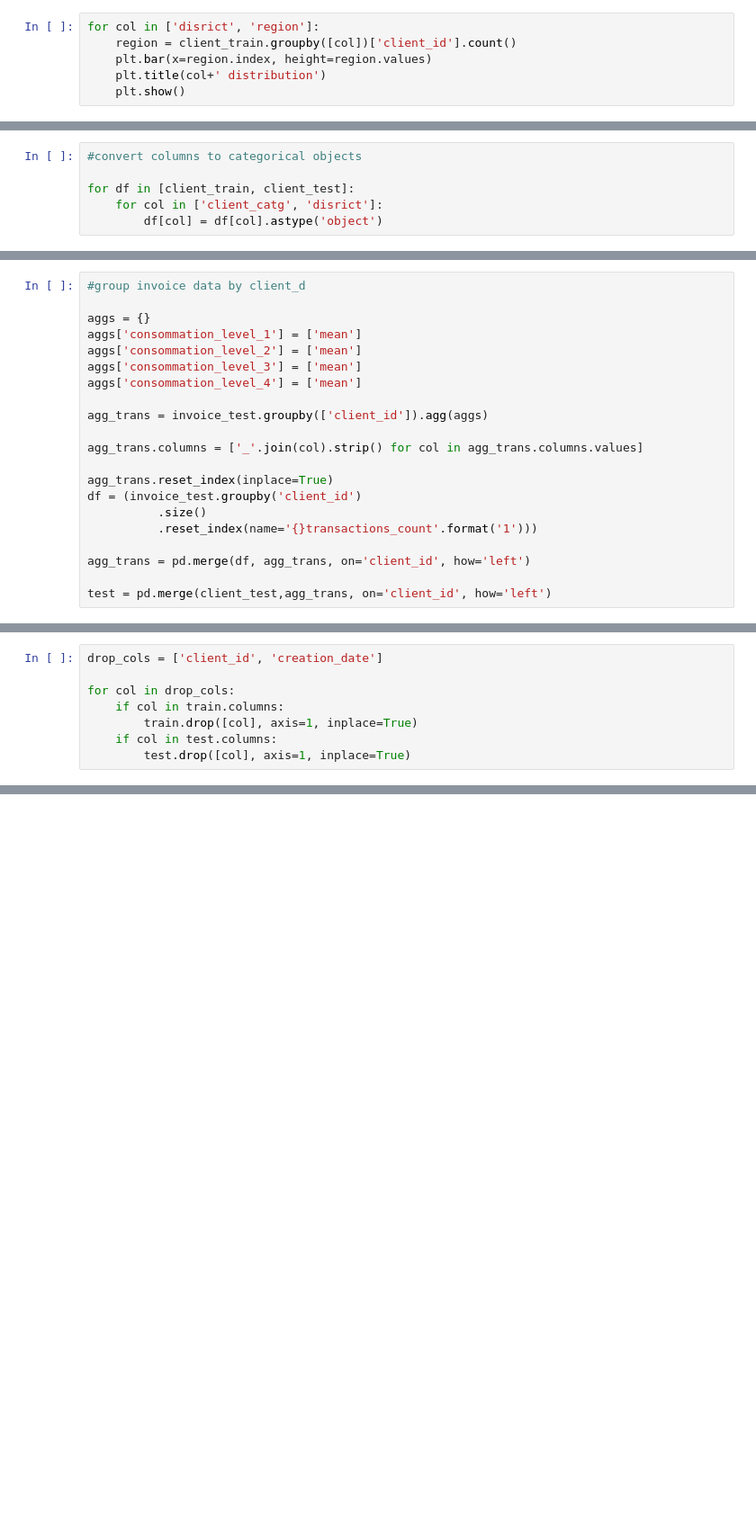
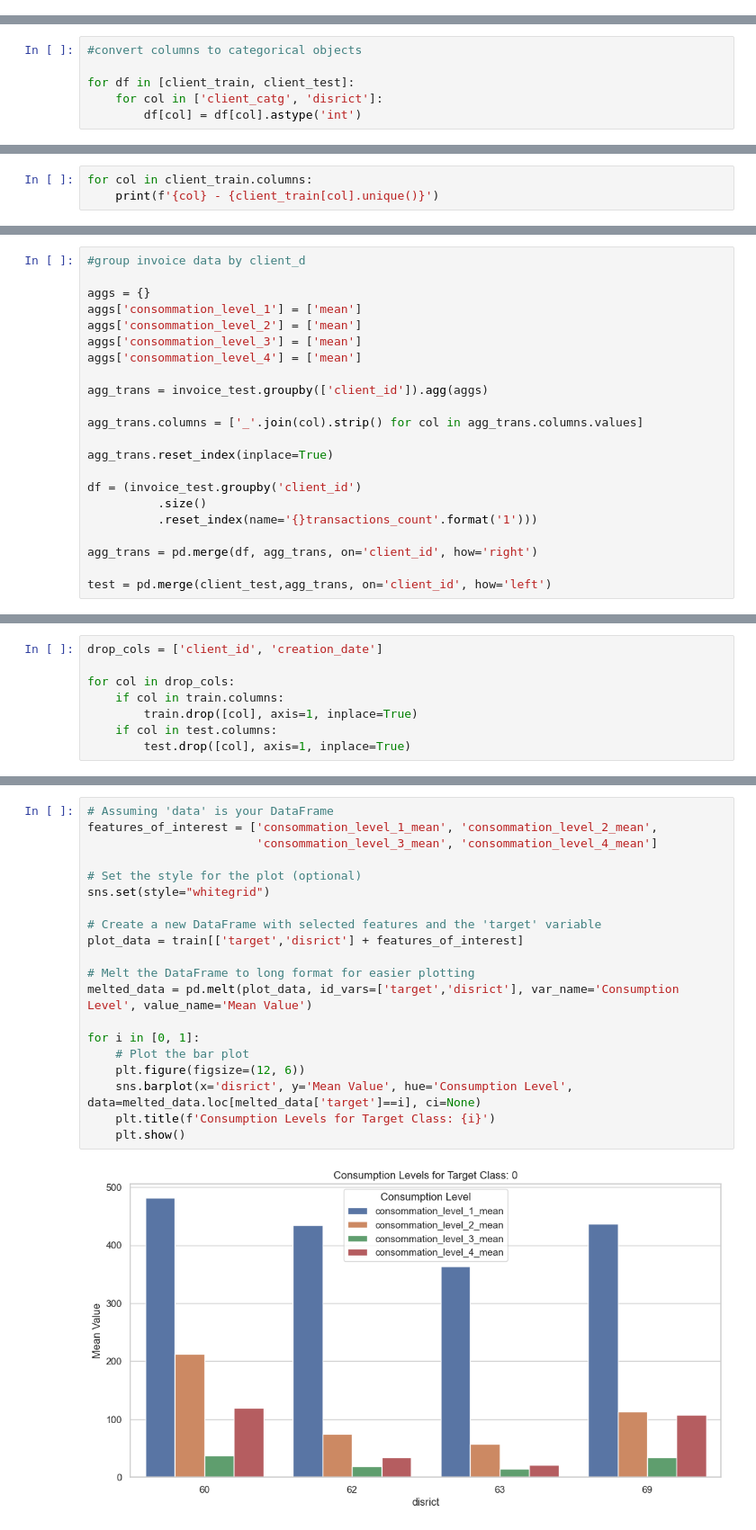
Before and after one commit to GerhardtB/FraudDetectionTunisia, a Jupyter notebook: FraudDetection_Jan23.ipynb, the cells around one changed output, grey strips where cells are left out. Shown at 90% size. Cells and saved outputs as stored; diff of their text form; blank space fills up the shorter version.

```diff
--- a/FraudDetection_Jan23.ipynb
+++ b/FraudDetection_Jan23.ipynb
@@ -162,6 +50,0 @@ plt.show()
-# %%
-for col in ['disrict', 'region']:
-    region = client_train.groupby([col])['client_id'].count()
-    plt.bar(x=region.index, height=region.values)
-    plt.title(col+' distribution')
-    plt.show()
@@ -203,4 +66,4 @@ invoice_test
 
 for df in [client_train, client_test]:
     for col in ['client_catg', 'disrict']:
-        df[col] = df[col].astype('object')
+        df[col] = df[col].astype('int')
@@ -206,0 +91,3 @@ for df in [client_train, client_test]:
+# %%
+for col in client_train.columns:
+    print(f'{col} - {client_train[col].unique()}')
@@ -239,10 +146,11 @@ agg_trans = invoice_test.groupby(['client_id']).agg(aggs)
 agg_trans.columns = ['_'.join(col).strip() for col in agg_trans.columns.values]
 
 agg_trans.reset_index(inplace=True)
+
 df = (invoice_test.groupby('client_id')
           .size()
           .reset_index(name='{}transactions_count'.format('1')))
 
-agg_trans = pd.merge(df, agg_trans, on='client_id', how='left')
+agg_trans = pd.merge(df, agg_trans, on='client_id', how='right')
 
 test = pd.merge(client_test,agg_trans, on='client_id', how='left')
@@ -260,0 +198,22 @@ for col in drop_cols:
+# %%
+# Assuming 'data' is your DataFrame
+features_of_interest = ['consommation_level_1_mean', 'consommation_level_2_mean',
+                        'consommation_level_3_mean', 'consommation_level_4_mean']
+
+# Set the style for the plot (optional)
+sns.set(style="whitegrid")
+
+# Create a new DataFrame with selected features and the 'target' variable
+plot_data = train[['target','disrict'] + features_of_interest]
+
+# Melt the DataFrame to long format for easier plotting
+melted_data = pd.melt(plot_data, id_vars=['target','disrict'], var_name='Consumption Level', value_name='Mean Value')
+
+for i in [0, 1]:
+    # Plot the bar plot
+    plt.figure(figsize=(12, 6))
+    sns.barplot(x='disrict', y='Mean Value', hue='Consumption Level', data=melted_data.loc[melted_data['target']==i], ci=None)
+    plt.title(f'Consumption Levels for Target Class: {i}')
+    plt.show()
+# %% [output]
+[figure, added]
```
Also changed, not shown: parts of 44 cells of this notebook.
